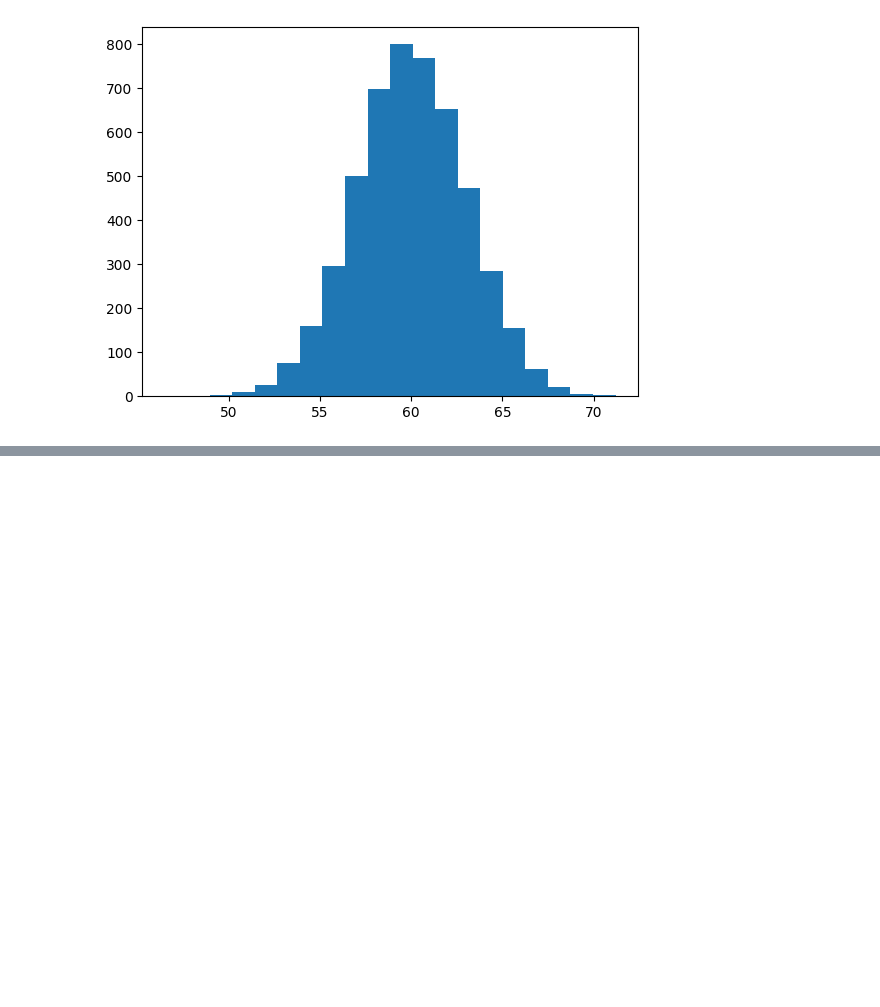
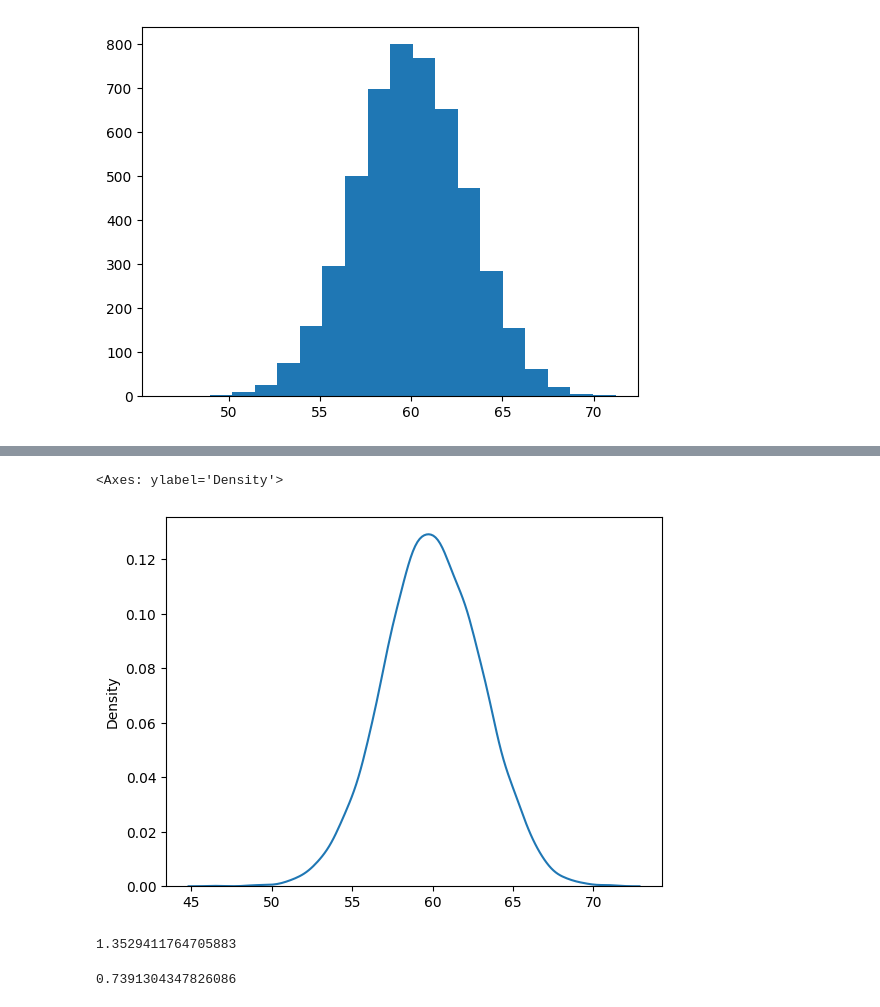
Before and after one commit to saromaddy/numpy_pandas, a Jupyter notebook: statistcal_data_visualisation.ipynb, the cells around one changed output, grey strips where cells are left out. Drawn from its saved outputs; the diff is of its cells as text; code cells hidden in the pictures; blank space fills up the shorter version.

```diff
--- a/statistcal_data_visualisation.ipynb
+++ b/statistcal_data_visualisation.ipynb
@@ -33,0 +39,13 @@ plt.hist(x, bins = 20)
+# %%
+sns.kdeplot(x)
+# %% [output]
+<Axes: ylabel='Density'>
+[figure, added]
+# %%
+115/85
+# %% [output]
+1.3529411764705883
+# %%
+85/115
+# %% [output]
+0.7391304347826086
```
Also changed, not shown: parts of 2 cells of this notebook, 1 other file.
